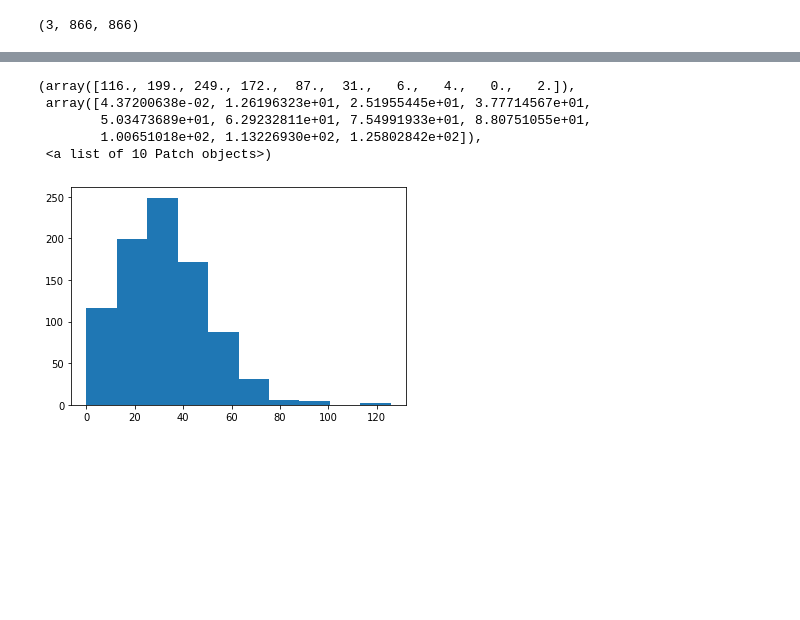
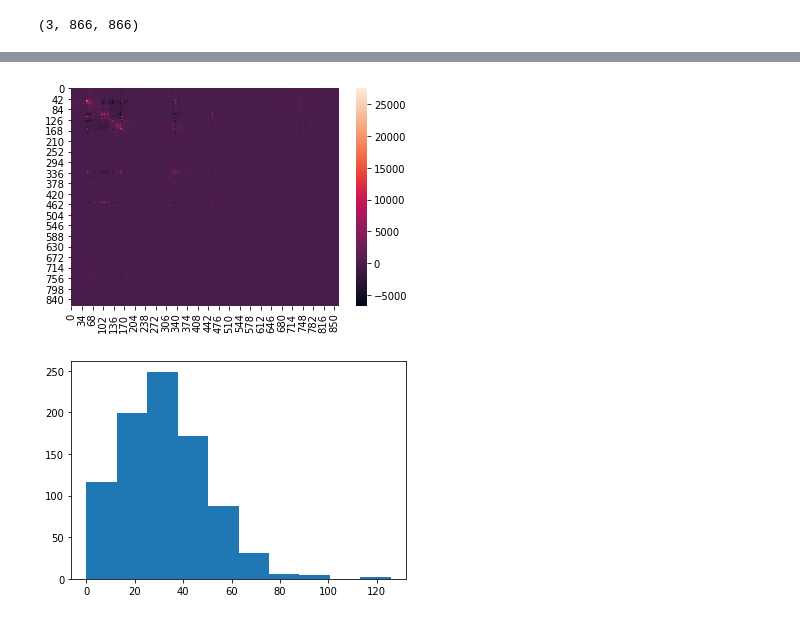
Before and after one commit to mauriciogtec/power-plants, a Jupyter notebook: hyads_mixture.ipynb, the cells around one changed output, grey strips where cells are left out. Cells and saved outputs as stored; diff of their text form; code cells hidden in the pictures; blank space fills up the shorter version.

```diff
--- a/hyads_mixture.ipynb
+++ b/hyads_mixture.ipynb
@@ -154,9 +157,8 @@ sns.heatmap(cov[0])
+# %%
+sns.heatmap(cov[2]);
+# %% [output]
+[figure, added]
 # %%
-plt.hist(hyads_mini.std(0))
+plt.hist(hyads0.std(0));
 # %% [output]
-(array([116., 199., 249., 172.,  87.,  31.,   6.,   4.,   0.,   2.]),
- array([4.37200638e-02, 1.26196323e+01, 2.51955445e+01, 3.77714567e+01,
-        5.03473689e+01, 6.29232811e+01, 7.54991933e+01, 8.80751055e+01,
-        1.00651018e+02, 1.13226930e+02, 1.25802842e+02]),
- <a list of 10 Patch objects>)
 [figure]
```
Also changed, not shown: parts of 2 cells of this notebook.
